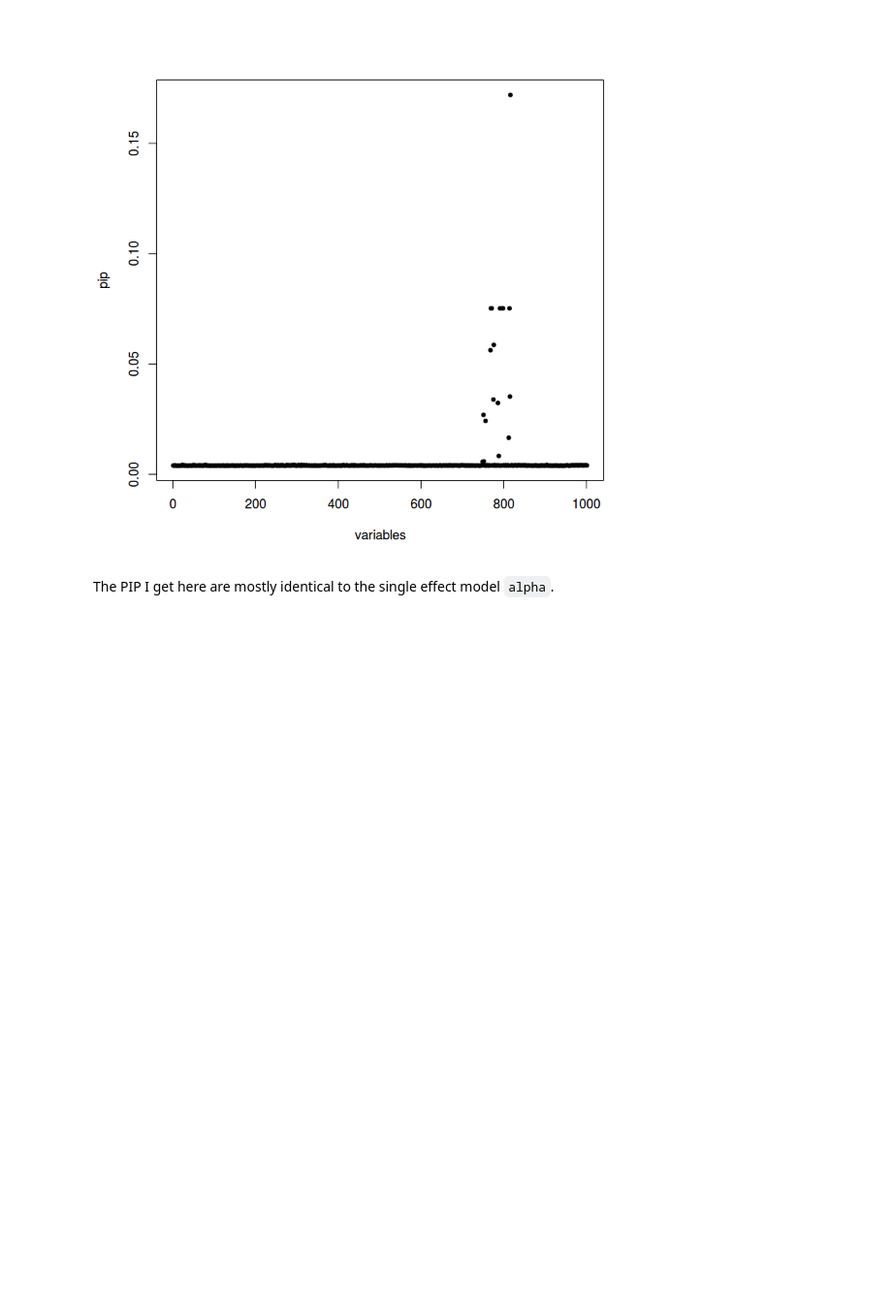
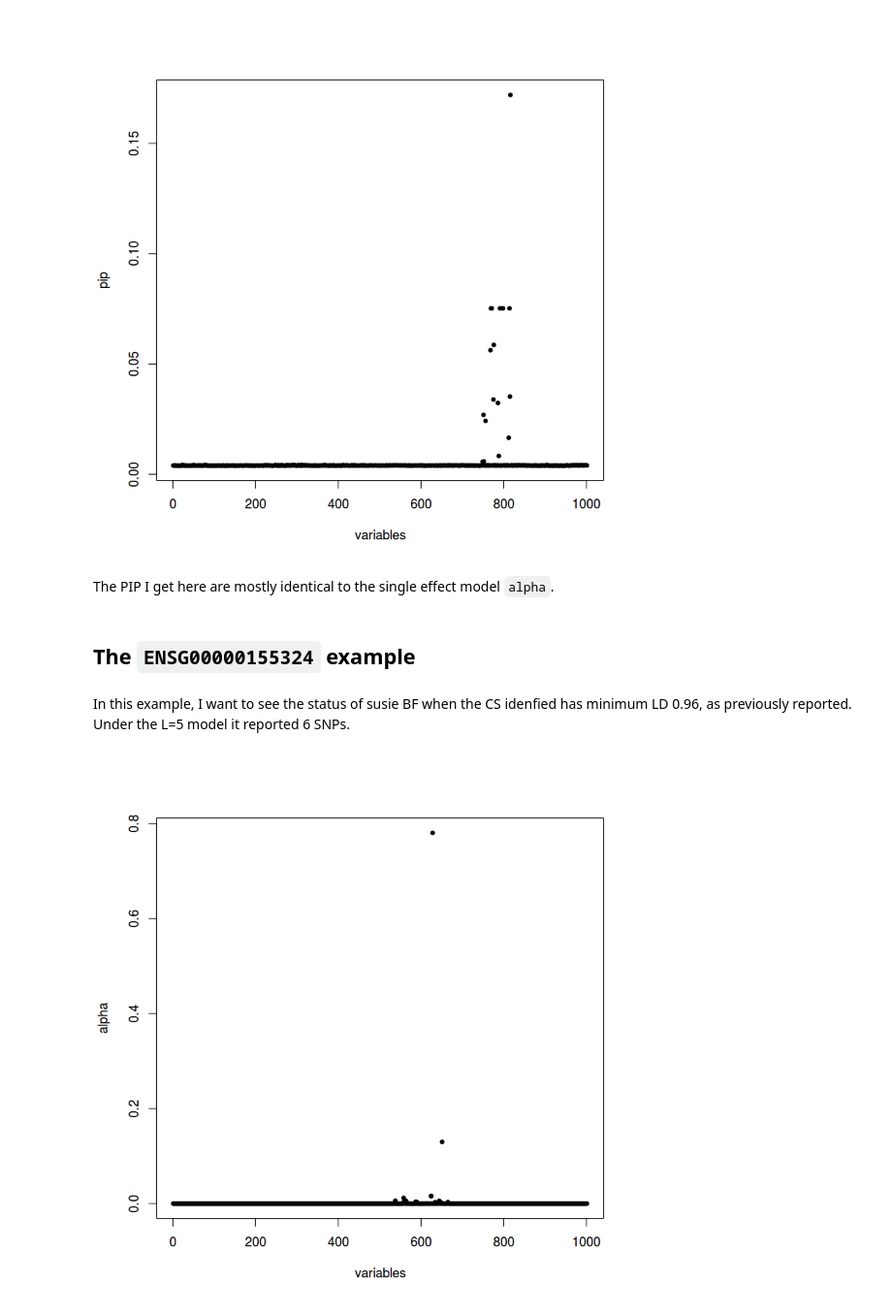
Before and after one commit to gaow/mvarbvs, a Jupyter notebook: analysis/20180601_One_Causal_CAVIAR_Exam.ipynb, the cells around one changed output. Shown at 97% size. Cells and saved outputs as stored; diff of their text form; code cells hidden in the pictures; blank space fills up the shorter version.

Commit message:
Add another gene's example for susie single effect model

```diff
--- a/analysis/20180601_One_Causal_CAVIAR_Exam.ipynb
+++ b/analysis/20180601_One_Causal_CAVIAR_Exam.ipynb
@@ -224,3 +225,20 @@ plot(pip, pch=20, xlab='variables', ylab = 'pip')
 [figure]
 # %% [markdown]
 The PIP I get here are mostly identical to the single effect model `alpha`.
+# %% [markdown]
+## The `ENSG00000155324` example
+# %%
+name = 'ENSG00000155324'
+dat = dscrutils:::read_dsc('../data/liter_data_48_summarize_ld_1_lm_less_1.pkl')$data
+r2 = cor(dat$X)
+r2 = r2 ^ 2 * sign(r2)
+# %% [markdown]
+In this example, I want to see the status of susie BF when the CS idenfied has minimum LD 0.96, as previously reported. Under the L=5 model it reported 6 SNPs.
+# %%
+X = scale(dat$X,center=FALSE, scale=TRUE)
+Y = dat$Y[,1]
+fit = susieR:::single_effect_regression(Y,X,sa2=0.2,s2=var(dat$Y[,1]))
+# %%
+plot(fit$alpha, pch=20, xlab='variables', ylab = 'alpha')
+# %% [output]
+[figure, added]
```
Also changed, not shown: parts of 6 cells of this notebook, 2 other files.
